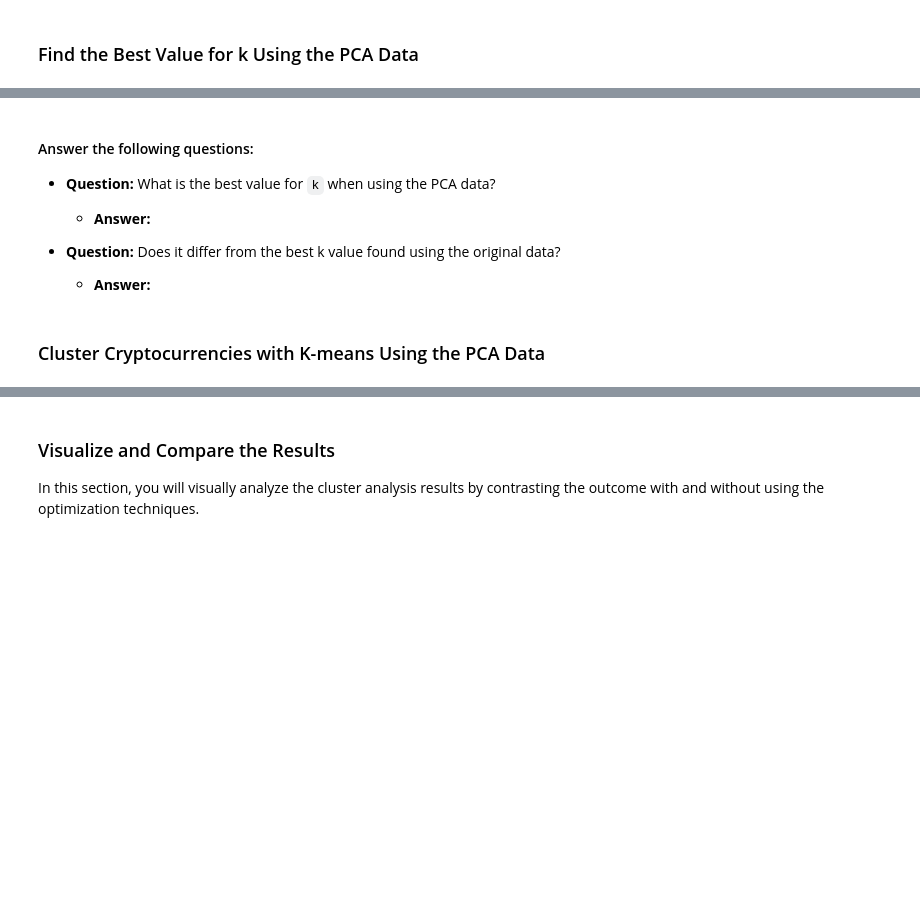
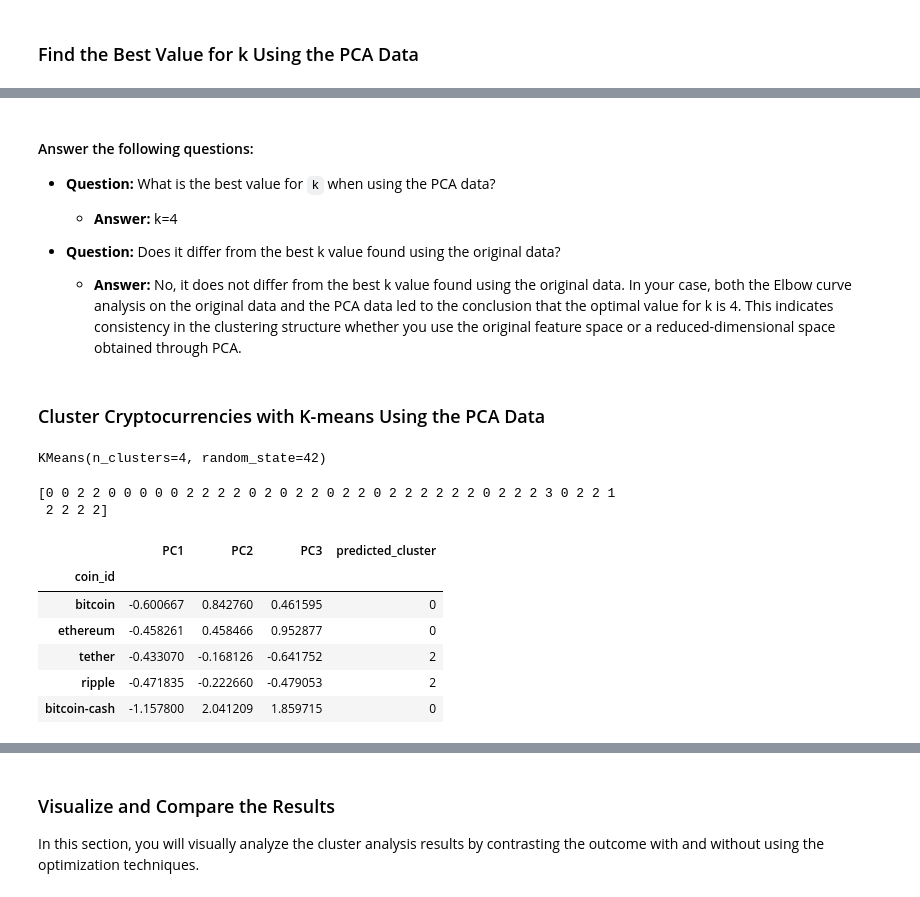
Before and after one commit to yennyrangel/CryptoClustering, a Jupyter notebook: Crypto_Clustering.ipynb, the cells around one changed output, grey strips where cells are left out. Saved outputs shown, nothing was run; the diff lists cells and outputs as text; code cells hidden in the pictures; blank space fills up the shorter version.

```diff
--- a/Crypto_Clustering.ipynb
+++ b/Crypto_Clustering.ipynb
@@ -203,11 +261,17 @@ elbow_plot
 # %%
 # Create an empty list to store the inertia values
-
+inertia_values_pca = []
 
 # Create a for loop to compute the inertia with each possible value of k
+for i in k_values_pca:
 # Inside the loop:
-# 1. Create a KMeans model using the loop counter for the n_clusters
-# 2. Fit the model to the data using `df_market_data_pca`
-# 3. Append the model.inertia_ to the inertia list
+    # 1. Create a KMeans model using the loop counter for the n_clusters
+    kmeans_model_pca = KMeans(n_clusters=i, random_state=42)
+
+    # 2. Fit the model to the data using `df_market_data_pca`
+    kmeans_model_pca.fit(df_pca)
+
+    # 3. Append the model.inertia_ to the inertia list
+    inertia_values_pca.append(kmeans_model_pca.inertia_)
 # %%
 # Create a dictionary with the data to plot the Elbow curve
@@ -221,29 +309,48 @@ elbow_plot
 
 * **Question:** What is the best value for `k` when using the PCA data?
 
-  * **Answer:**
+  * **Answer:** k=4
 
 
 * **Question:** Does it differ from the best k value found using the original data?
 
-  * **Answer:**
+  * **Answer:** No, it does not differ from the best k value found using the original data. In your case, both the Elbow curve analysis on the original data and the PCA data led to the conclusion that the optimal value for k is 4. This indicates consistency in the clustering structure whether you use the original feature space or a reduced-dimensional space obtained through PCA.
 # %% [markdown]
 ### Cluster Cryptocurrencies with K-means Using the PCA Data
 # %%
 # Initialize the K-Means model using the best value for k
+best_k_pca = 4
+kmeans_model_pca = KMeans(n_clusters=best_k_pca, random_state=42)
 # %%
 # Fit the K-Means model using the PCA data
+kmeans_model_pca.fit(df_pca)
+# %% [output]
+KMeans(n_clusters=4, random_state=42)
 # %%
 # Predict the clusters to group the cryptocurrencies using the PCA data
+predicted_clusters_pca = kmeans_model_pca.predict(df_pca)
 
 # Print the resulting array of cluster values.
+print(predicted_clusters_pca)
+# %% [output]
+[0 0 2 2 0 0 0 0 0 2 2 2 2 0 2 0 2 2 0 2 2 0 2 2 2 2 2 2 0 2 2 2 3 0 2 2 1
+ 2 2 2 2]
 # %%
 # Create a copy of the DataFrame with the PCA data
-
+df_pca_copy = df_pca.copy()
 
 # Add a new column to the DataFrame with the predicted clusters
-
+df_pca_copy['predicted_cluster'] = predicted_clusters_pca
 
 # Display sample data
+df_pca_copy.head()
+# %% [output]
+|  | PC1 | PC2 | PC3 | predicted_cluster |
+| coin_id |  |  |  |  |
+| bitcoin | -0.600667 | 0.842760 | 0.461595 | 0 |
+| ethereum | -0.458261 | 0.458466 | 0.952877 | 0 |
+| tether | -0.433070 | -0.168126 | -0.641752 | 2 |
+| ripple | -0.471835 | -0.222660 | -0.479053 | 2 |
+| bitcoin-cash | -1.157800 | 2.041209 | 1.859715 | 0 |
 # %%
 # Create a scatter plot using hvPlot by setting
```
Also changed, not shown: parts of 19 cells of this notebook.
